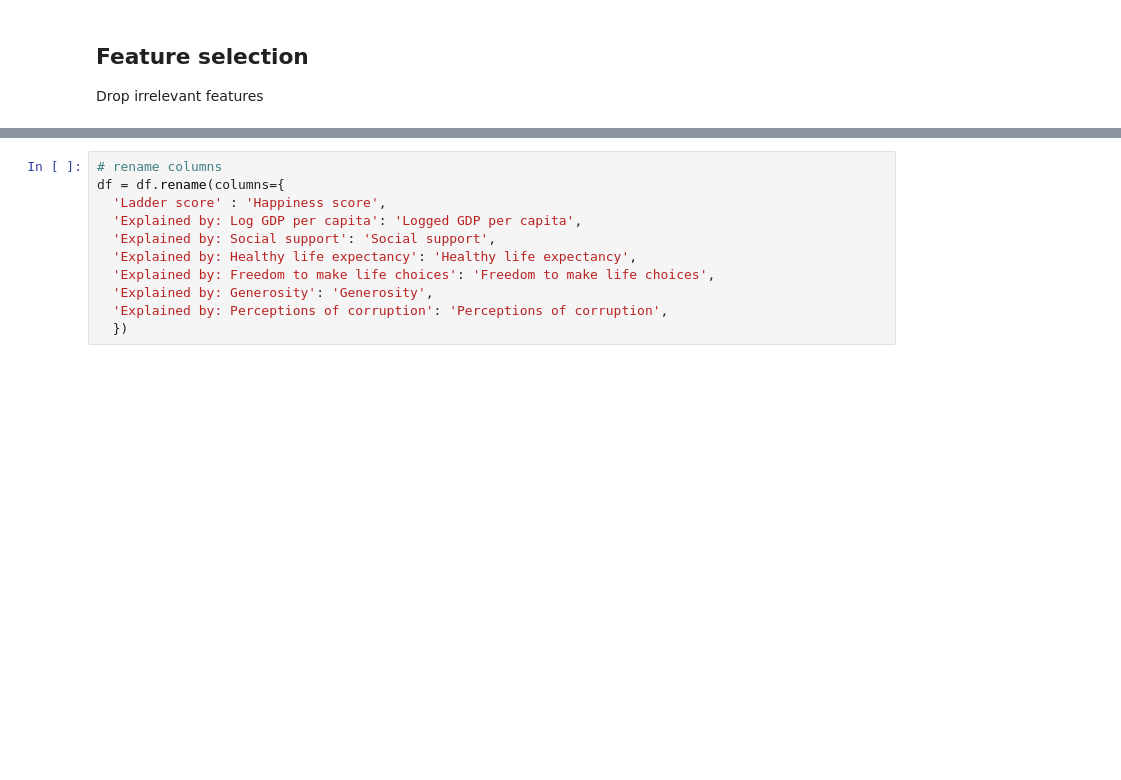
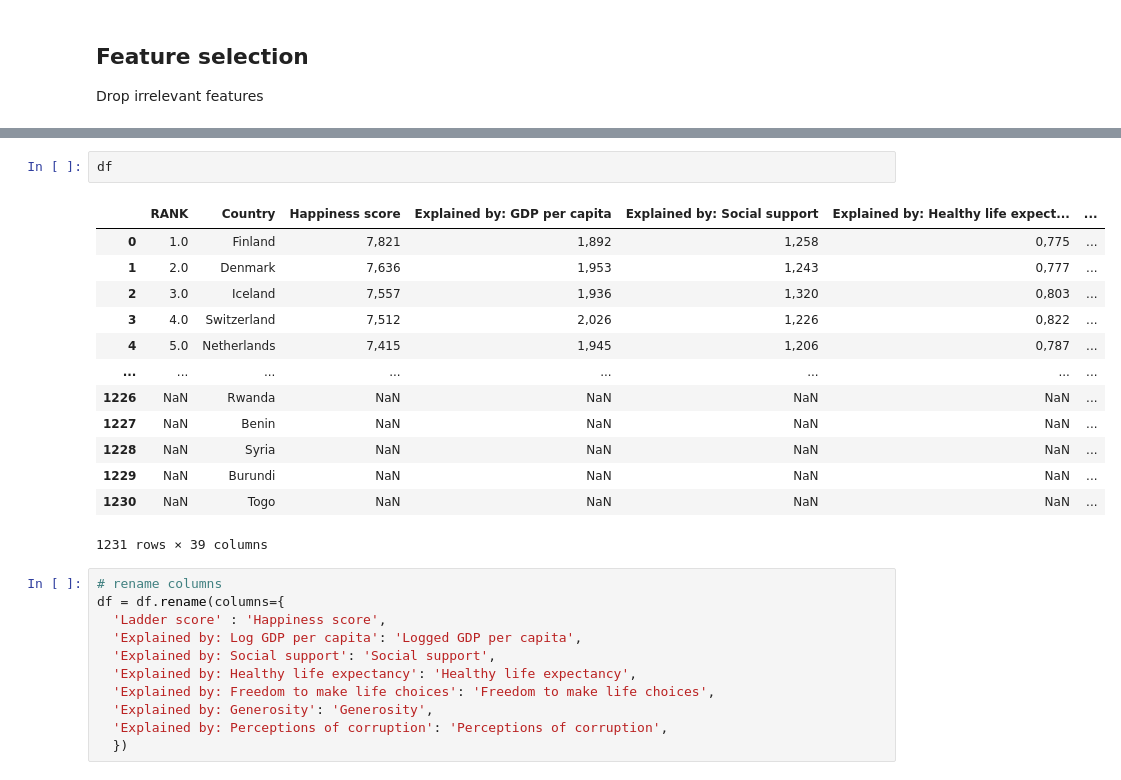
Before and after one commit to AlfonsoGhislieri/causal-learning, a Jupyter notebook: pre-processing.ipynb, the cells around one changed output, grey strips where cells are left out. Drawn from its saved outputs; the diff is of its cells as text; blank space fills up the shorter version.

```diff
--- a/pre-processing.ipynb
+++ b/pre-processing.ipynb
@@ -19,3 +35,19 @@ df = df.drop([
+# %%
+df
+# %% [output]
+|  | RANK | Country | Happiness score | Explained by: GDP per capita | Explained by: Social support | Explained by: Healthy life expect... | ... |
+| 0 | 1.0 | Finland | 7,821 | 1,892 | 1,258 | 0,775 | ... |
+| 1 | 2.0 | Denmark | 7,636 | 1,953 | 1,243 | 0,777 | ... |
+| 2 | 3.0 | Iceland | 7,557 | 1,936 | 1,320 | 0,803 | ... |
+| 3 | 4.0 | Switzerland | 7,512 | 2,026 | 1,226 | 0,822 | ... |
+| 4 | 5.0 | Netherlands | 7,415 | 1,945 | 1,206 | 0,787 | ... |
+| ... | ... | ... | ... | ... | ... | ... | ... |
+| 1226 | NaN | Rwanda | NaN | NaN | NaN | NaN | ... |
+| 1227 | NaN | Benin | NaN | NaN | NaN | NaN | ... |
+| 1228 | NaN | Syria | NaN | NaN | NaN | NaN | ... |
+| 1229 | NaN | Burundi | NaN | NaN | NaN | NaN | ... |
+| 1230 | NaN | Togo | NaN | NaN | NaN | NaN | ... |
+1231 rows × 39 columns
 # %%
 # rename columns
 df = df.rename(columns={
```
Also changed, not shown: parts of 3 cells of this notebook, 8 other files.
